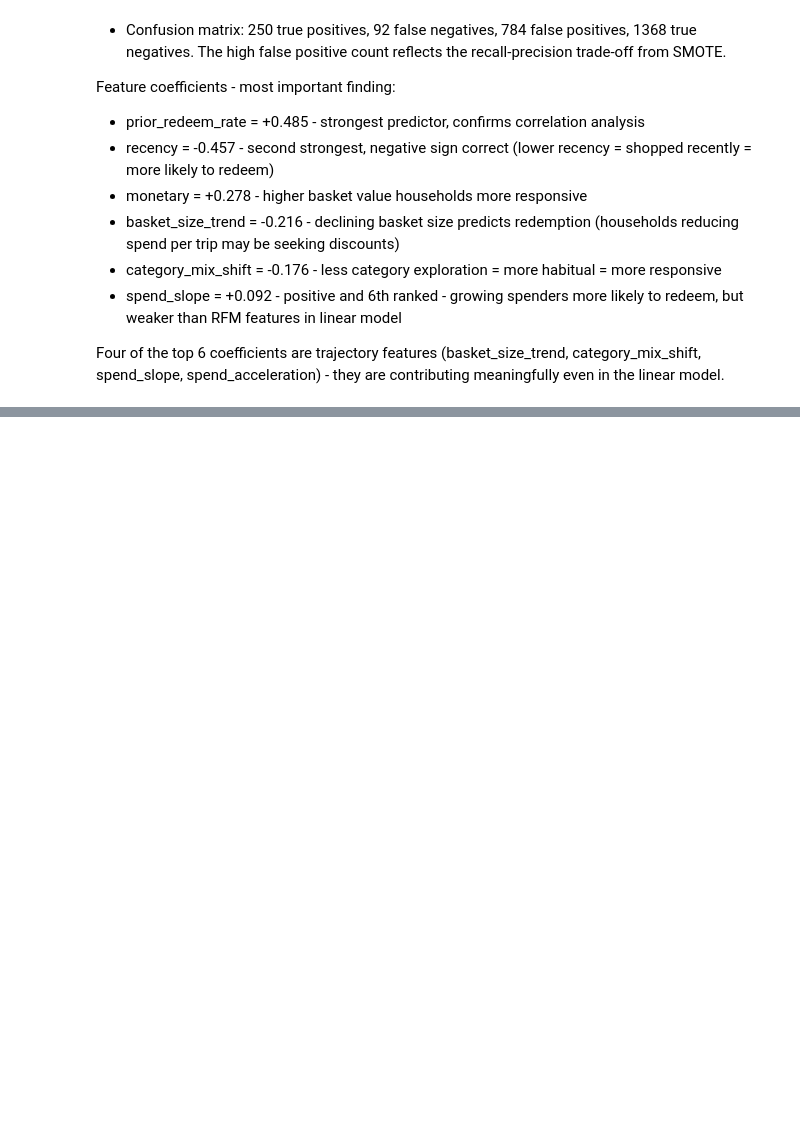
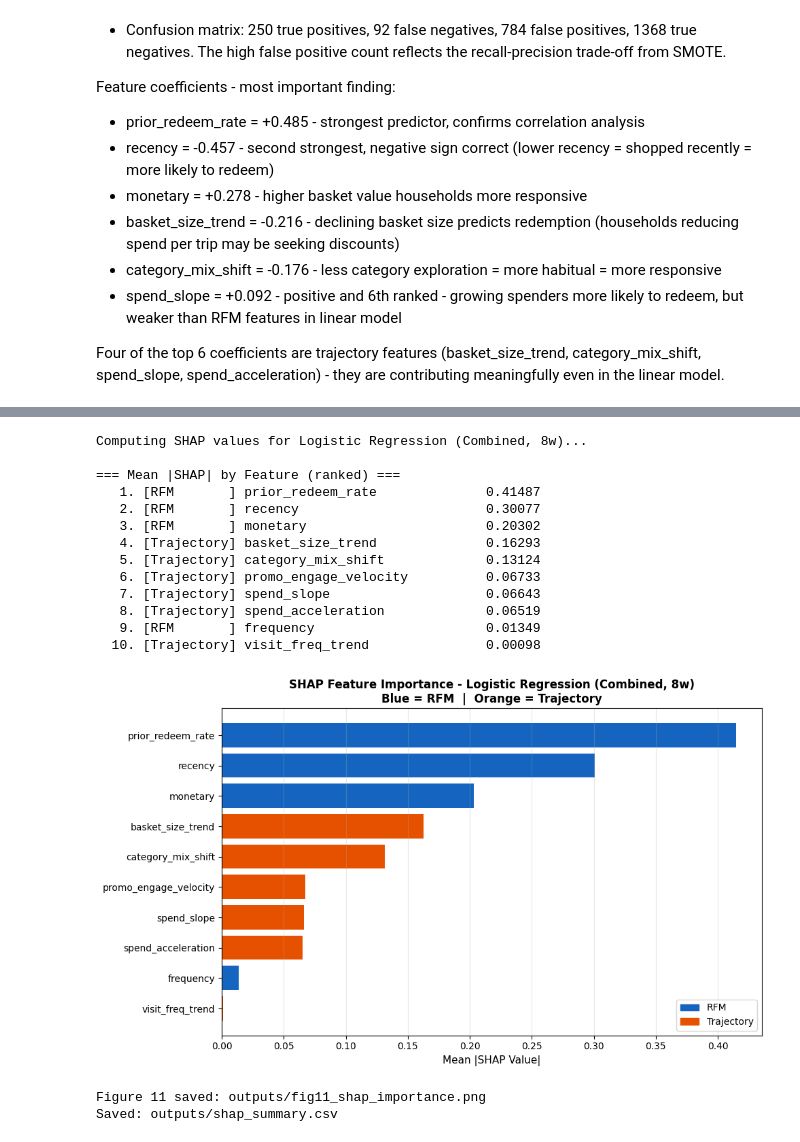
Before and after one commit to gitupmak/qm640-spending-trajectory-capstone, a Jupyter notebook: notebooks/modelling.ipynb, the cells around one changed output, grey strips where cells are left out. Cells and saved outputs as stored; diff of their text form; code cells hidden in the pictures; blank space fills up the shorter version.

```diff
--- a/notebooks/modelling.ipynb
+++ b/notebooks/modelling.ipynb
@@ -231,0 +490,67 @@ Four of the top 6 coefficients are trajectory features (basket_size_trend, categ
+# %%
+# SHAP Analysis - Logistic Regression (Condition C)
+import shap
+
+print("Computing SHAP values for Logistic Regression (Combined, 8w)...")
+
+# LinearExplainer is correct for LR — uses the scaled test set
+explainer = shap.LinearExplainer(lr, X_test_scaled, feature_perturbation="interventional")
+shap_values = explainer.shap_values(X_test_scaled)
+
+# Mean absolute SHAP per feature
+feature_names = rfm_cols + traj_cols
+mean_abs_shap = pd.Series(
+    np.abs(shap_values).mean(axis=0),
+    index=feature_names
+).sort_values(ascending=False)
+
+print("\n=== Mean |SHAP| by Feature (ranked) ===")
+for rank, (feat, val) in enumerate(mean_abs_shap.items(), 1):
+    ftype = 'RFM' if feat in rfm_cols else 'Trajectory'
+    print(f"  {rank:2}. [{ftype:<10}] {feat:<30} {val:.5f}")
+
+# Save summary
+shap_summary = pd.DataFrame({
+    'rank': range(1, len(mean_abs_shap)+1),
+    'feature': mean_abs_shap.index,
+    'mean_abs_shap': mean_abs_shap.values,
+    'feature_type': ['RFM' if f in rfm_cols else 'Trajectory' for f in mean_abs_shap.index]
+})
+shap_summary.to_csv('../outputs/shap_summary.csv', index=False)
+
+# Plot
+fig, ax = plt.subplots(figsize=(10, 6))
+colors = ['#1565C0' if t == 'RFM' else '#E65100' for t in shap_summary['feature_type']]
+bars = ax.barh(shap_summary['feature'][::-1], shap_summary['mean_abs_shap'][::-1], color=colors[::-1])
+ax.set_xlabel('Mean |SHAP Value|', fontsize=11)
+ax.set_title('SHAP Feature Importance - Logistic Regression (Combined, 8w)\nBlue = RFM  |  Orange = Trajectory',
+             fontsize=12, fontweight='bold')
+ax.grid(axis='x', alpha=0.3)
+
+# Legend
+from matplotlib.patches import Patch
+ax.legend(handles=[Patch(color='#1565C0', label='RFM'), Patch(color='#E65100', label='Trajectory')],
+          loc='lower right')
+
+plt.tight_layout()
+plt.savefig('../outputs/fig11_shap_importance.png', dpi=150, bbox_inches='tight')
+plt.show()
+print("\nFigure 11 saved: outputs/fig11_shap_importance.png")
+print("Saved: outputs/shap_summary.csv")
+# %% [output]
+Computing SHAP values for Logistic Regression (Combined, 8w)...
+
+=== Mean |SHAP| by Feature (ranked) ===
+   1. [RFM       ] prior_redeem_rate              0.41487
+   2. [RFM       ] recency                        0.30077
+   3. [RFM       ] monetary                       0.20302
+   4. [Trajectory] basket_size_trend              0.16293
+   5. [Trajectory] category_mix_shift             0.13124
+   6. [Trajectory] promo_engage_velocity          0.06733
+   7. [Trajectory] spend_slope                    0.06643
+   8. [Trajectory] spend_acceleration             0.06519
+   9. [RFM       ] frequency                      0.01349
+  10. [Trajectory] visit_freq_trend               0.00098
+[figure, added]
+Figure 11 saved: outputs/fig11_shap_importance.png
+Saved: outputs/shap_summary.csv
```
Also changed, not shown: parts of 14 cells of this notebook, 13 other files.
